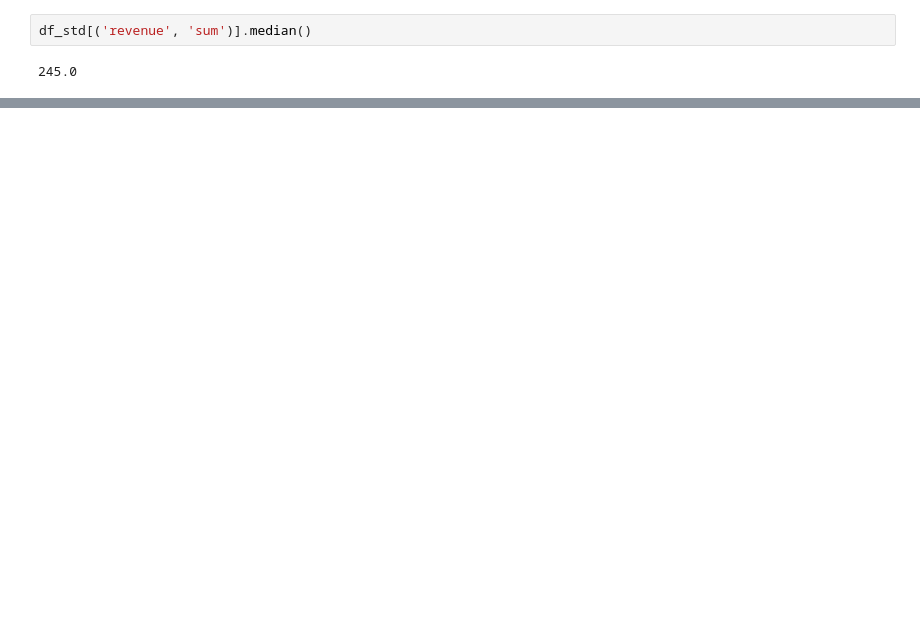
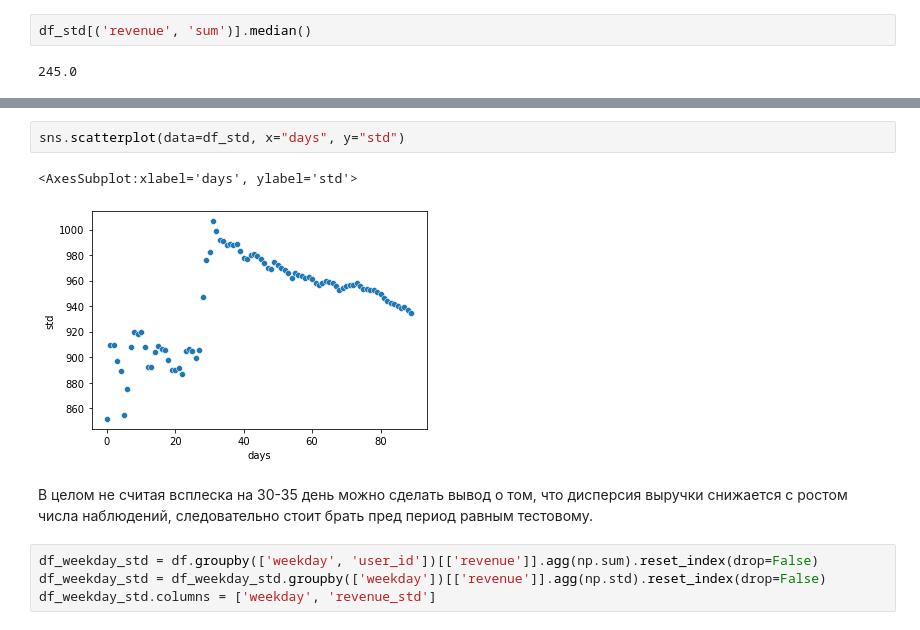
Before and after one commit to zorkateam/omd, a Jupyter notebook: exp/Home_task_3-3.ipynb, the cells around one changed output, grey strips where cells are left out. Saved outputs shown, nothing was run; the diff lists cells and outputs as text; blank space fills up the shorter version.

```diff
--- a/exp/Home_task_3-3.ipynb
+++ b/exp/Home_task_3-3.ipynb
@@ -329,0 +367,11 @@ df_std.head()
+# %%
+sns.scatterplot(data=df_std, x="days", y="std")
+# %% [output]
+<AxesSubplot:xlabel='days', ylabel='std'>
+[figure, added]
+# %% [markdown]
+В целом не считая всплеска на 30-35 день можно сделать вывод о том, что дисперсия выручки снижается с ростом числа наблюдений, следовательно стоит брать пред период равным тестовому.
+# %%
+df_weekday_std = df.groupby(['weekday', 'user_id'])[['revenue']].agg(np.sum).reset_index(drop=False)
+df_weekday_std = df_weekday_std.groupby(['weekday'])[['revenue']].agg(np.std).reset_index(drop=False)
+df_weekday_std.columns = ['weekday', 'revenue_std']
```
Also changed, not shown: parts of 25 cells of this notebook.
